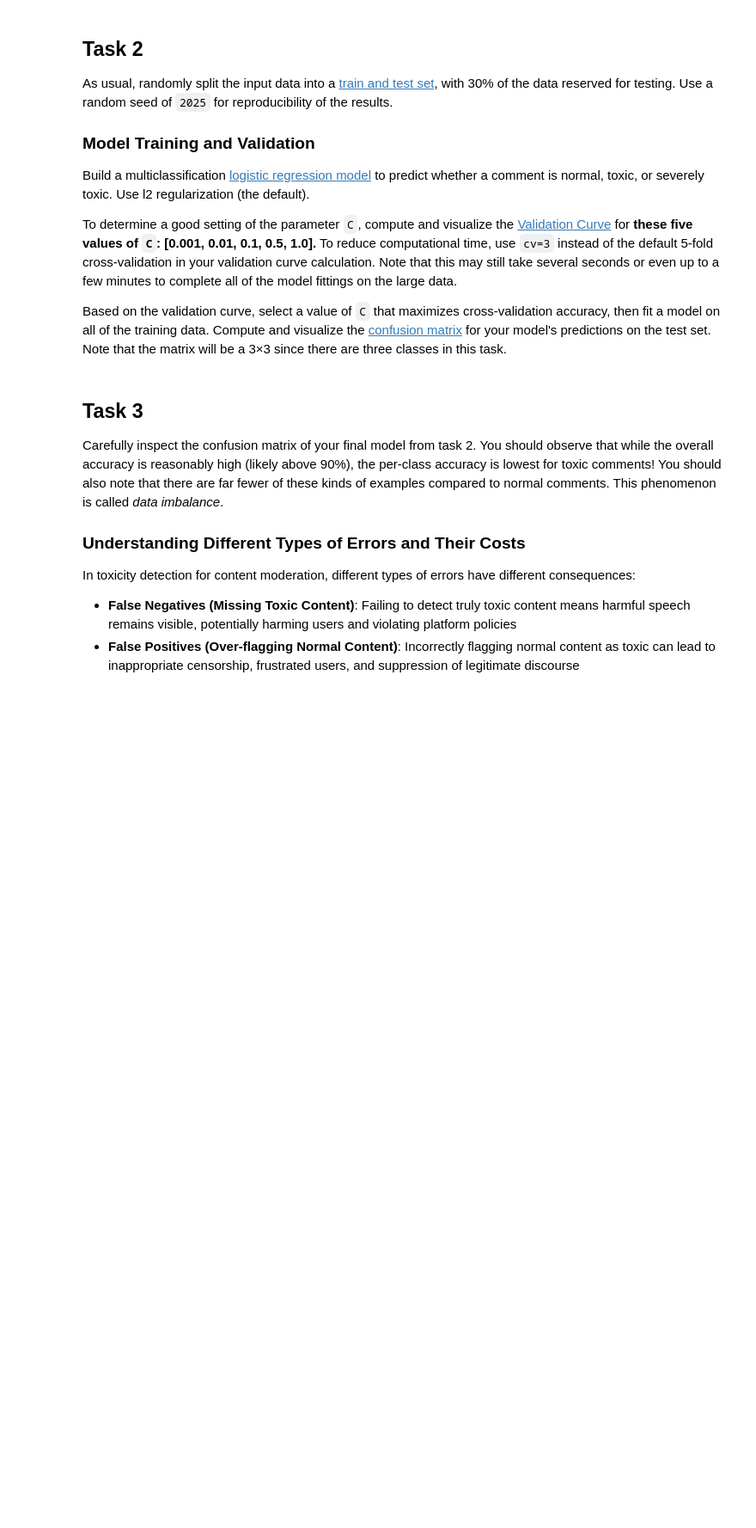
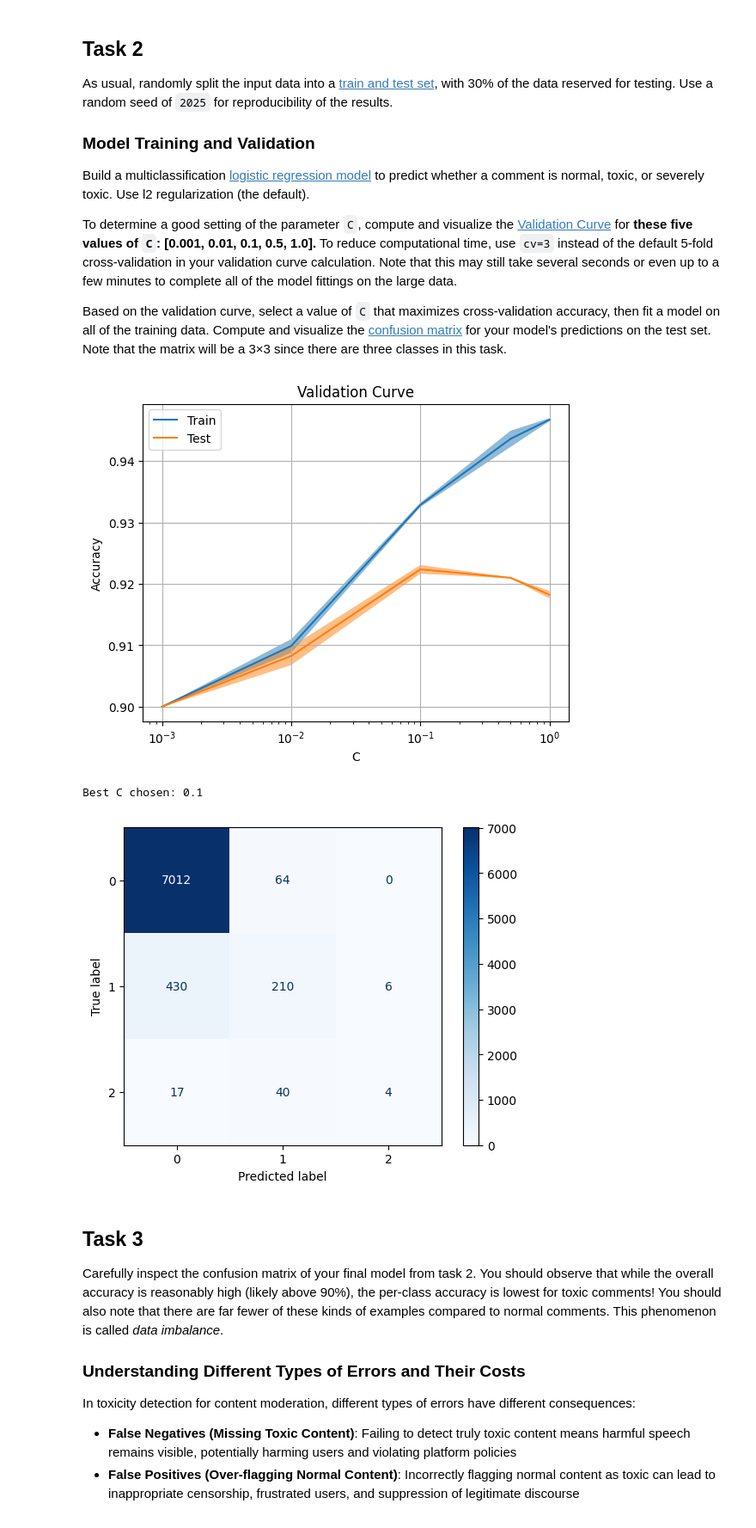
Before and after one commit to marcusmcfadden/CS372_HW, a Jupyter notebook: hw2/3-toxic.ipynb, the cells around one changed output. Shown at 86% size. Saved outputs shown, nothing was run; the diff lists cells and outputs as text; code cells hidden in the pictures; blank space fills up the shorter version.

```diff
--- a/hw2/3-toxic.ipynb
+++ b/hw2/3-toxic.ipynb
@@ -80,3 +102,73 @@ Based on the validation curve, select a value of `C` that maximizes cross-valida
+# %%
+# Write code for task 2 here
+import matplotlib.pyplot as plt
+import numpy as np
+from sklearn.linear_model import LogisticRegression
+from sklearn.metrics import ConfusionMatrixDisplay, confusion_matrix
+from sklearn.model_selection import ValidationCurveDisplay, train_test_split
+
+# train/test split (30% test, seed=2025)
+X_train, X_test, y_train, y_test = train_test_split(
+    X, y, test_size=0.3, random_state=2025
+)
+
+# C for validation curve
+C_vals = [0.001, 0.01, 0.1, 0.5, 1.0]
+l2_ratio = 0
+
+# base log reg model with default l2
+base_lr = LogisticRegression(
+    l1_ratio=l2_ratio,
+    solver="lbfgs",
+    max_iter=1000,
+    random_state=2025
+)
+
+# compute and plot validation curve with cv=3
+vc_disp = ValidationCurveDisplay.from_estimator(
+    base_lr,
+    X_train,
+    y_train,
+    param_name="C",
+    param_range=C_vals,
+    cv=3,
+    scoring="accuracy",
+    n_jobs=-1
+)
+
+plt.xscale("log")
+plt.title("Validation Curve")
+plt.xlabel("C")
+plt.ylabel("Accuracy")
+plt.grid(True)
+plt.show()
+
+# pick best C based on cv test scores
+mean_scores = np.mean(vc_disp.test_scores, axis=1)
+C = C_vals[np.argmax(mean_scores)]
+print(f"Best C chosen: {C}")
+
+# fit final model on all training data using best C
+final_lr = LogisticRegression(
+    C=C,
+    l1_ratio=l2_ratio,
+    solver="lbfgs",
+    max_iter=1000,
+    random_state=2025
+)
+final_lr.fit(X_train, y_train)
+
+# predict on test set
+preds = final_lr.predict(X_test)
+
+# 3x3 confusion matrix
+cm = confusion_matrix(y_test, preds)
+cm_disp = ConfusionMatrixDisplay(cm).plot(cmap="Blues")
+plt.show()
+# %% [output]
+[figure, added]
+Best C chosen: 0.1
+[figure, added]
 # %% [markdown]
 ## Task 3
 
```
Also changed, not shown: parts of 9 cells of this notebook.
